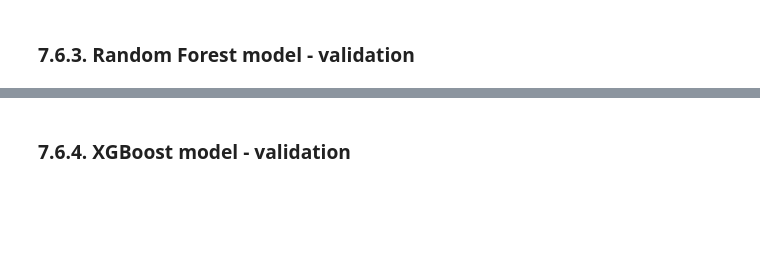
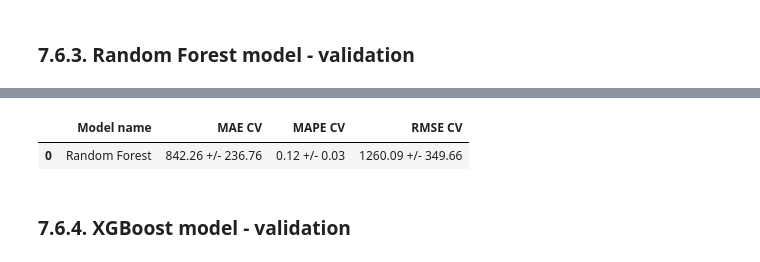
Before and after one commit to pedropscf/1-Rossman-Sales-Prediction, a Jupyter notebook: m05_vid01_store_sales_prediction.ipynb, the cells around one changed output, grey strips where cells are left out. Saved outputs shown, nothing was run; the diff lists cells and outputs as text; code cells hidden in the pictures; blank space fills up the shorter version.

```diff
--- a/m05_vid01_store_sales_prediction.ipynb
+++ b/m05_vid01_store_sales_prediction.ipynb
@@ -1140,6 +1140,8 @@ Validation end date:   2015-06-18 00:00:00
 # %% [markdown]
 ### 7.6.3. Random Forest model - validation
 # %%
-random_forest_validation = cross_validation(x_training, 5, 'Random Forest', RandomForestRegressor(n_estimators=100, n_jobs=-1, random_state=42))
+model_random_forest = RandomForestRegressor(n_estimators=100, n_jobs=-1, random_state=42)
+random_forest_validation = cross_validation(x_training, 5, 'Random Forest', model_random_forest)
+random_forest_validation
 # %% [output]
 KFold: 5
@@ -1146,3 +1162,5 @@ KFold: 5
+|  | Model name | MAE CV | MAPE CV | RMSE CV |
+| 0 | Random Forest | 842.26 +/- 236.76 | 0.12 +/- 0.03 | 1260.09 +/- 349.66 |
 # %% [markdown]
 ### 7.6.4. XGBoost model - validation
 # %%
```
Also changed, not shown: parts of 13 cells of this notebook.
